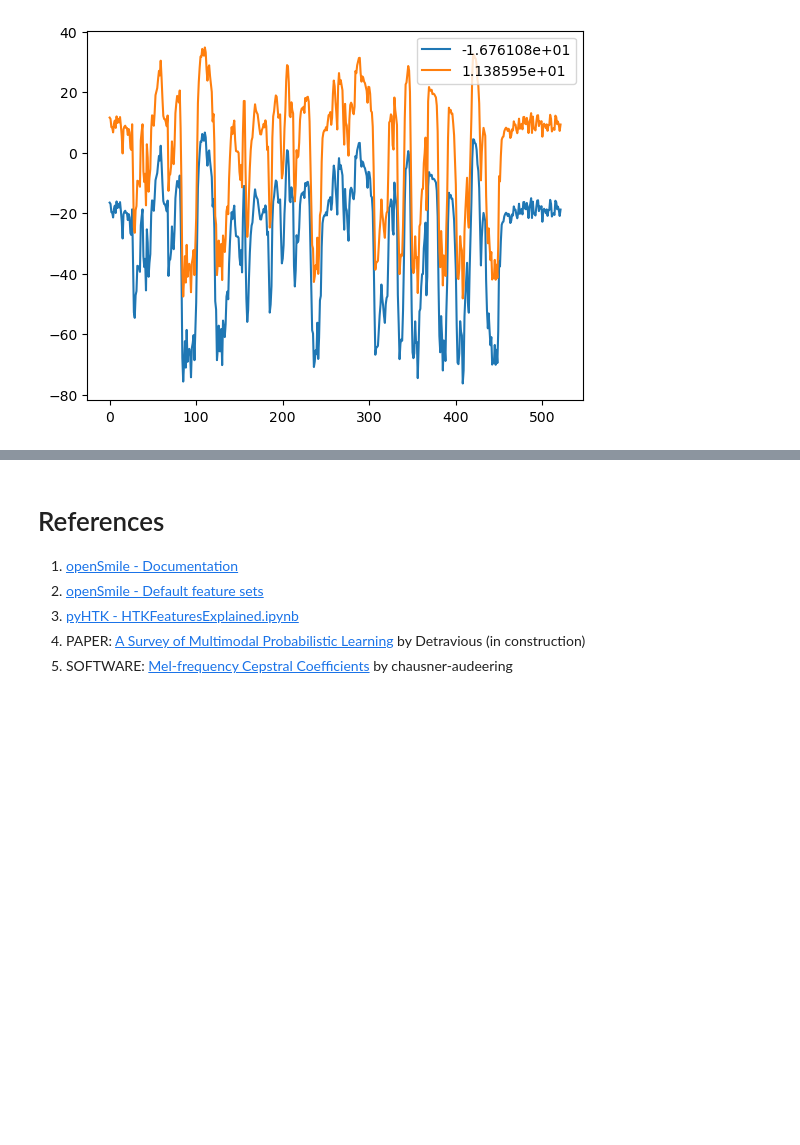
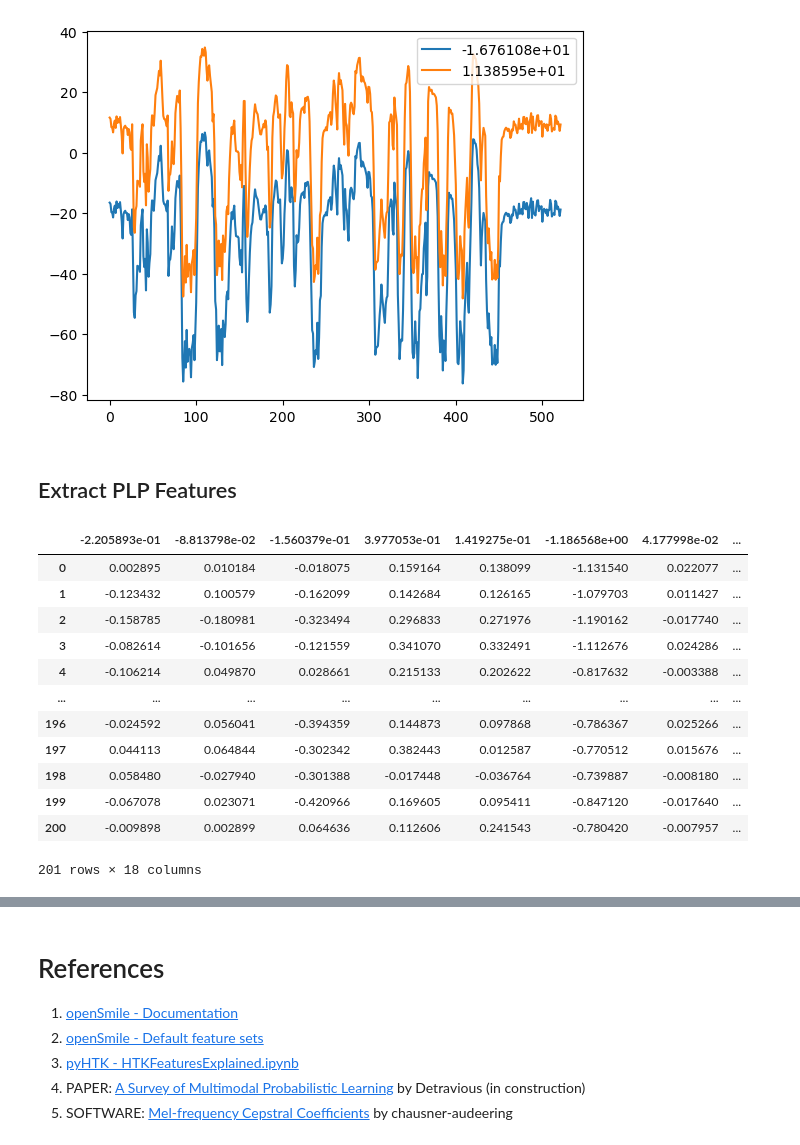
Before and after one commit to Brinkley97/csci_535_multimodal_probabilistic_learning, a Jupyter notebook: play/extractFeatureSets.ipynb, the cells around one changed output, grey strips where cells are left out. Saved outputs shown, nothing was run; the diff lists cells and outputs as text; code cells hidden in the pictures; blank space fills up the shorter version.

Commit message:
extracting 2/4 plp features

```diff
--- a/play/extractFeatureSets.ipynb
+++ b/play/extractFeatureSets.ipynb
@@ -263,3 +263,33 @@ mfcc_A_vs_Z_E_D_A.plot()
 # %% [output]
 <AxesSubplot: >
 [figure]
+# %% [markdown]
+## Extract PLP Features
+# %%
+output_plp_0_D_A = BASE + 'output/output.plp_0_D_A.csv'
+output_plp_E_D_A = BASE + 'output/output.plp_E_D_A.csv'
+output_plp_0_D_A_Z = BASE + 'output/output.plp_0_D_A_Z.csv'
+output_plp_E_D_A_Z = BASE + 'output/output.plp_E_D_A_Z.csv'
+# %%
+def read_plp(mfcc12_file):
+    """
+    """
+    return pd.read_csv(mfcc12_file, delimiter=";")
+# %%
+# plp_0_D_A_Z_output vs plp_E_D_A_Z_output: differs in last col
+plp_0_D_A_Z_output = read_plp(output_plp_0_D_A_Z)
+plp_0_D_A_Z_output
+# %% [output]
+|  | -2.205893e-01 | -8.813798e-02 | -1.560379e-01 | 3.977053e-01 | 1.419275e-01 | -1.186568e+00 | 4.177998e-02 | ... |
+| 0 | 0.002895 | 0.010184 | -0.018075 | 0.159164 | 0.138099 | -1.131540 | 0.022077 | ... |
+| 1 | -0.123432 | 0.100579 | -0.162099 | 0.142684 | 0.126165 | -1.079703 | 0.011427 | ... |
+| 2 | -0.158785 | -0.180981 | -0.323494 | 0.296833 | 0.271976 | -1.190162 | -0.017740 | ... |
+| 3 | -0.082614 | -0.101656 | -0.121559 | 0.341070 | 0.332491 | -1.112676 | 0.024286 | ... |
+| 4 | -0.106214 | 0.049870 | 0.028661 | 0.215133 | 0.202622 | -0.817632 | -0.003388 | ... |
+| ... | ... | ... | ... | ... | ... | ... | ... | ... |
+| 196 | -0.024592 | 0.056041 | -0.394359 | 0.144873 | 0.097868 | -0.786367 | 0.025266 | ... |
+| 197 | 0.044113 | 0.064844 | -0.302342 | 0.382443 | 0.012587 | -0.770512 | 0.015676 | ... |
+| 198 | 0.058480 | -0.027940 | -0.301388 | -0.017448 | -0.036764 | -0.739887 | -0.008180 | ... |
+| 199 | -0.067078 | 0.023071 | -0.420966 | 0.169605 | 0.095411 | -0.847120 | -0.017640 | ... |
+| 200 | -0.009898 | 0.002899 | 0.064636 | 0.112606 | 0.241543 | -0.780420 | -0.007957 | ... |
+201 rows × 18 columns
```
Also changed, not shown: parts of 2 cells of this notebook.
